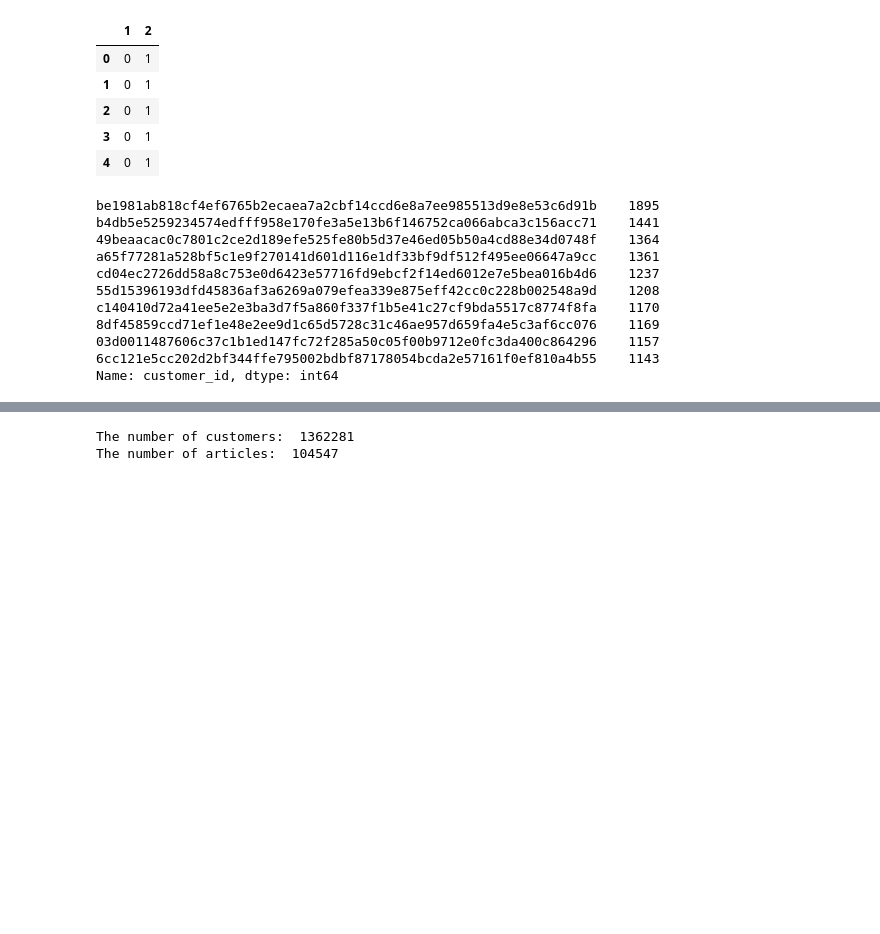
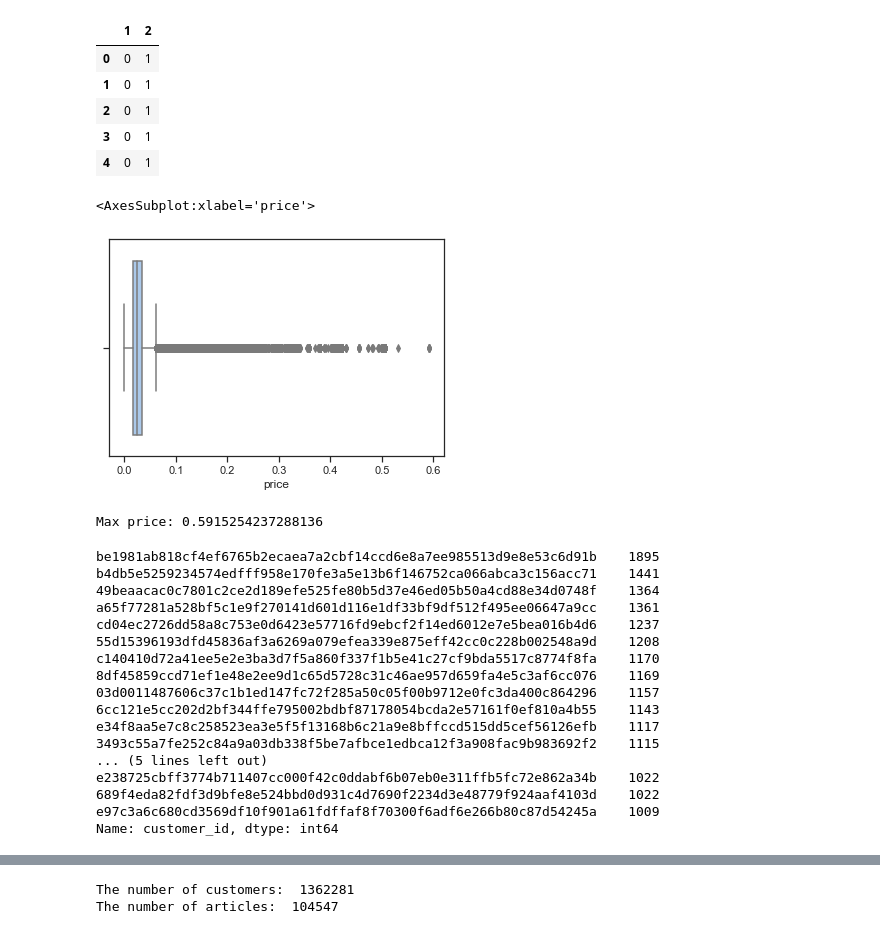
Before and after one commit to enyasantos/Kaggle_Personalized_Fashion_Recommendations, a Jupyter notebook: tp.ipynb, the cells around one changed output, grey strips where cells are left out. Saved outputs shown, nothing was run; the diff lists cells and outputs as text; code cells hidden in the pictures; blank space fills up the shorter version.

```diff
--- a/tp.ipynb
+++ b/tp.ipynb
@@ -91,8 +119,18 @@ pd.get_dummies(transactions["sales_channel_id"]).head()
 | 2 | 0 | 1 |
 | 3 | 0 | 1 |
 | 4 | 0 | 1 |
+# %%
+sns.boxplot(x='price', data=transactions)
+# %% [output]
+<AxesSubplot:xlabel='price'>
+[figure, added]
+# %%
+max_price = transactions['price'].max()
+print(f"Max price: {max_price}")
+# %% [output]
+Max price: 0.5915254237288136
 # %%
-display(transactions['customer_id'].value_counts()[:10])
+display(transactions['customer_id'].value_counts()[:20])
 # %% [output]
 be1981ab818cf4ef6765b2ecaea7a2cbf14ccd6e8a7ee985513d9e8e53c6d91b    1895
 b4db5e5259234574edfff958e170fe3a5e13b6f146752ca066abca3c156acc71    1441
@@ -104,4 +142,10 @@ c140410d72a41ee5e2e3ba3d7f5a860f337f1b5e41c27cf9bda5517c8774f8fa    1170
 8df45859ccd71ef1e48e2ee9d1c65d5728c31c46ae957d659fa4e5c3af6cc076    1169
 03d0011487606c37c1b1ed147fc72f285a50c05f00b9712e0fc3da400c864296    1157
 6cc121e5cc202d2bf344ffe795002bdbf87178054bcda2e57161f0ef810a4b55    1143
+e34f8aa5e7c8c258523ea3e5f5f13168b6c21a9e8bffccd515dd5cef56126efb    1117
+3493c55a7fe252c84a9a03db338f5be7afbce1edbca12f3a908fac9b983692f2    1115
+... (5 lines left out)
+e238725cbff3774b711407cc000f42c0ddabf6b07eb0e311ffb5fc72e862a34b    1022
+689f4eda82fdf3d9bfe8e524bbd0d931c4d7690f2234d3e48779f924aaf4103d    1022
+e97c3a6c680cd3569df10f901a61fdffaf8f70300f6adf6e266b80c87d54245a    1009
 Name: customer_id, dtype: int64
```
Also changed, not shown: parts of 17 cells of this notebook, 1 other file.
